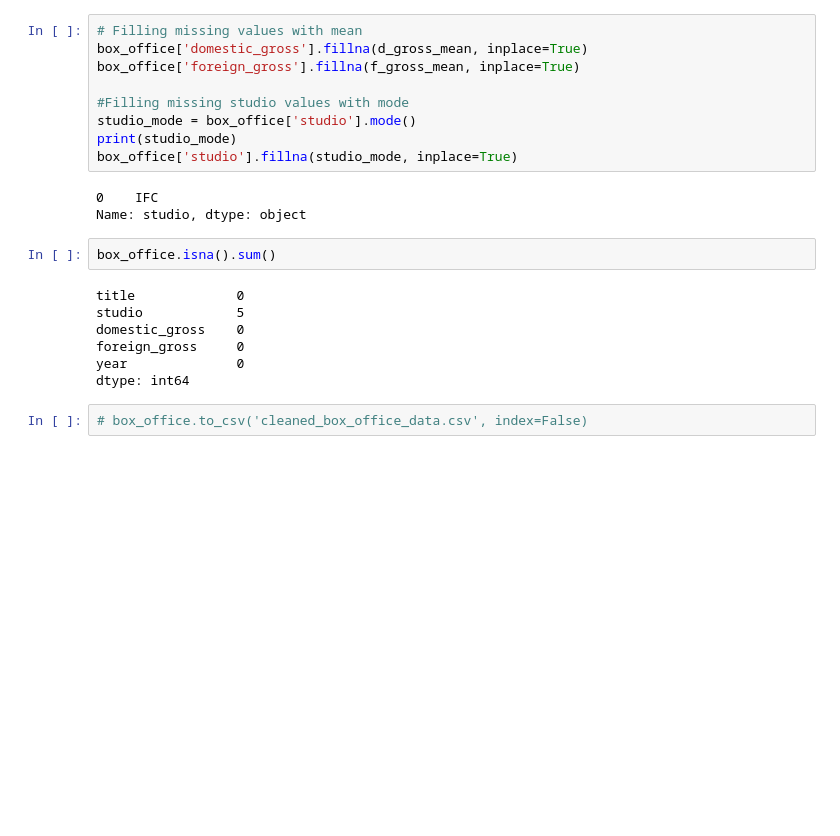
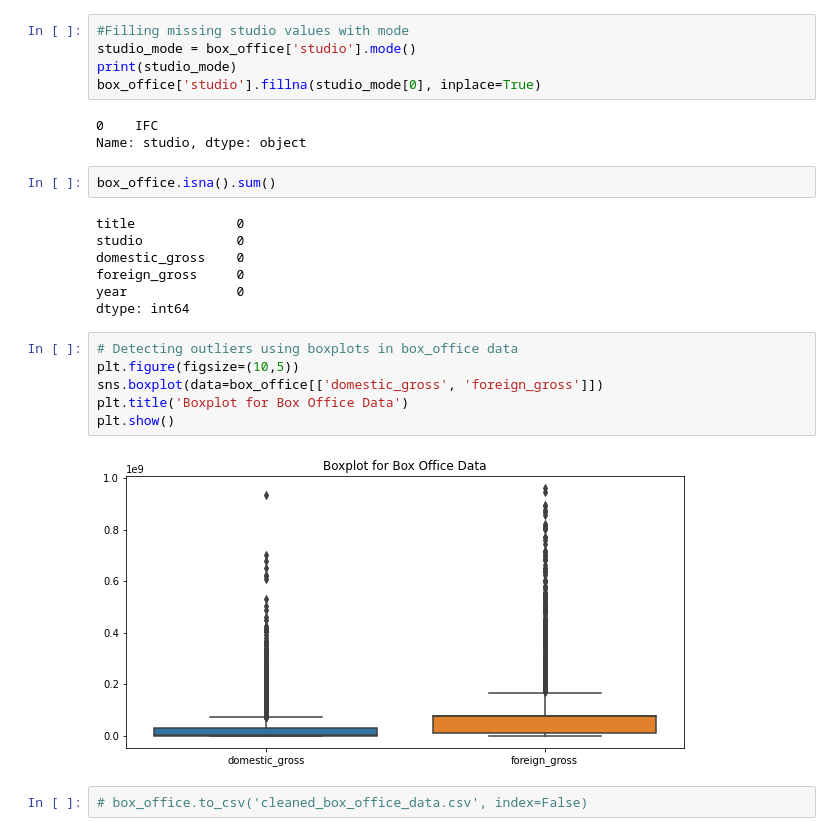
Before and after one commit to kaula12/GroupTwo_PhaseTwo_Project, a Jupyter notebook: student.ipynb, the cells around one changed output. Cells and saved outputs as stored; diff of their text form; blank space fills up the shorter version.

```diff
--- a/student.ipynb
+++ b/student.ipynb
@@ -360,12 +432,8 @@ f_gross_mean
 # %%
-# Filling missing values with mean
-box_office['domestic_gross'].fillna(d_gross_mean, inplace=True)
-box_office['foreign_gross'].fillna(f_gross_mean, inplace=True)
-
 #Filling missing studio values with mode
 studio_mode = box_office['studio'].mode()
 print(studio_mode)
-box_office['studio'].fillna(studio_mode, inplace=True)
+box_office['studio'].fillna(studio_mode[0], inplace=True)
 # %% [output]
 0    IFC
 Name: studio, dtype: object
@@ -373,11 +441,19 @@ Name: studio, dtype: object
 box_office.isna().sum()
 # %% [output]
 title             0
-studio            5
+studio            0
 domestic_gross    0
 foreign_gross     0
 year              0
 dtype: int64
+# %%
+# Detecting outliers using boxplots in box_office data
+plt.figure(figsize=(10,5))
+sns.boxplot(data=box_office[['domestic_gross', 'foreign_gross']])
+plt.title('Boxplot for Box Office Data')
+plt.show()
+# %% [output]
+[figure, added]
 # %%
 # box_office.to_csv('cleaned_box_office_data.csv', index=False)
 # %% [markdown]
```
Also changed, not shown: parts of 60 cells of this notebook.
